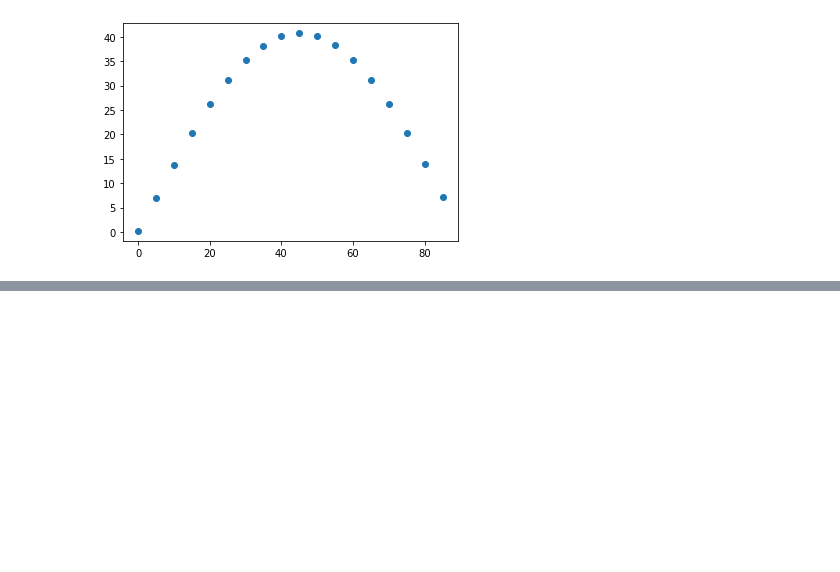
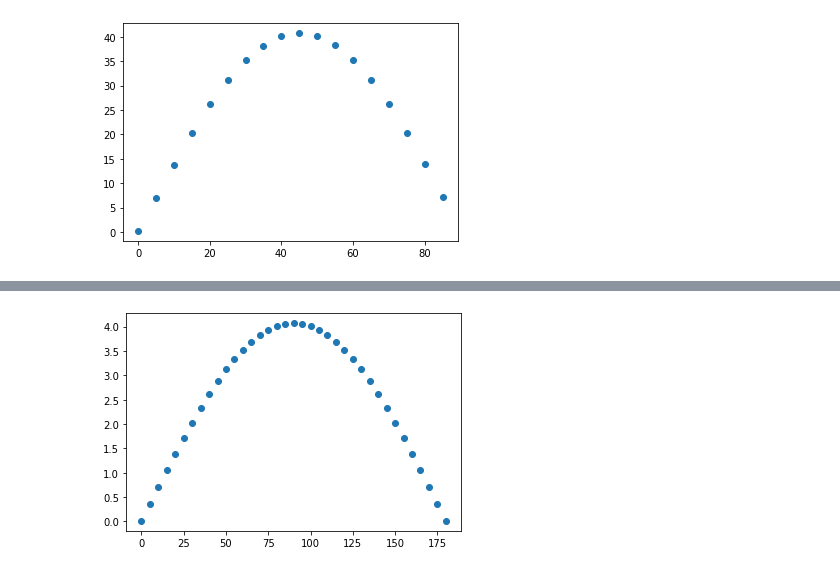
Before and after one commit to Sakurajima-sight/Mathematics-for-programmers-Python, a Jupyter notebook: Chapter 12/Untitled.ipynb, the cells around one changed output, grey strips where cells are left out. Saved outputs shown, nothing was run; the diff lists cells and outputs as text; code cells hidden in the pictures; blank space fills up the shorter version.

```diff
--- a/Chapter 12/Untitled.ipynb
+++ b/Chapter 12/Untitled.ipynb
@@ -70,0 +123,4 @@ plt.scatter(angles,landing_positions)
+# %%
+plot_trajectory_metric(hang_time,range(0,181,5))
+# %% [output]
+[figure, added]
```
Also changed, not shown: parts of 11 cells of this notebook, 1 other file.
